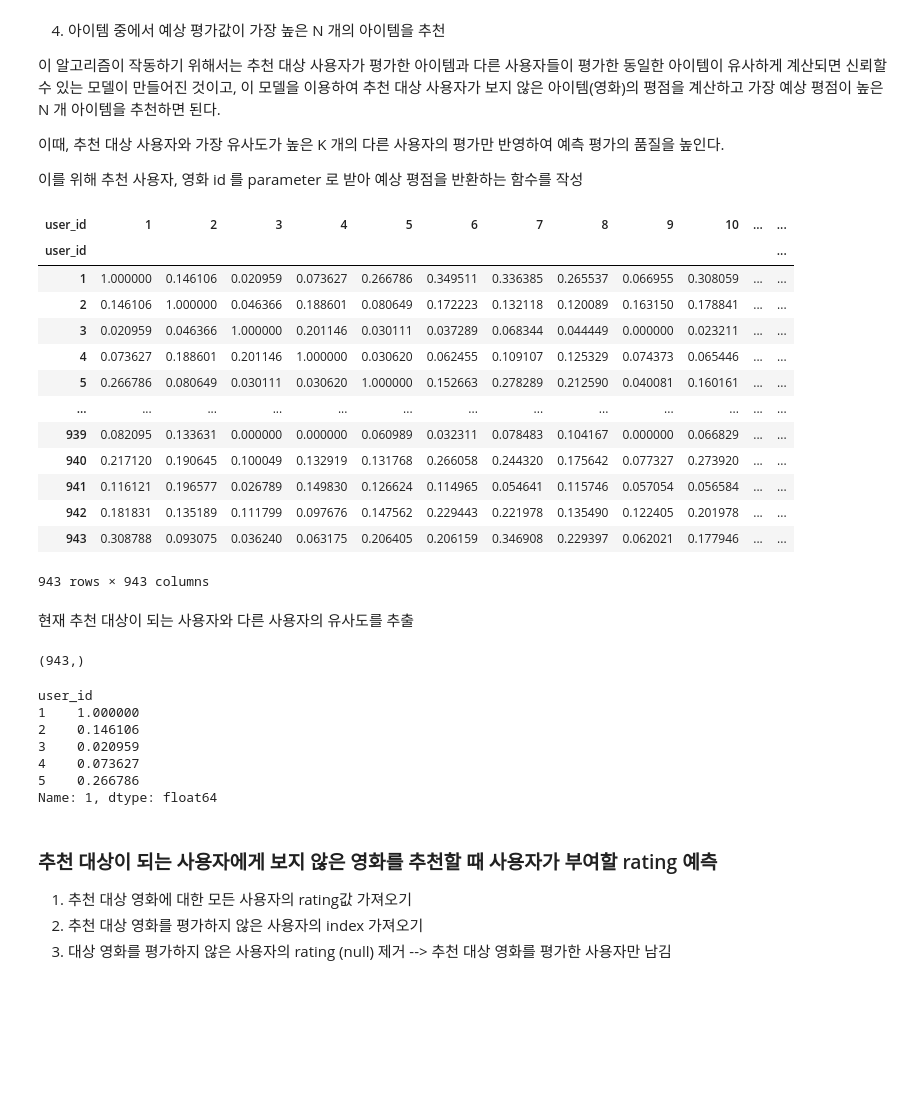
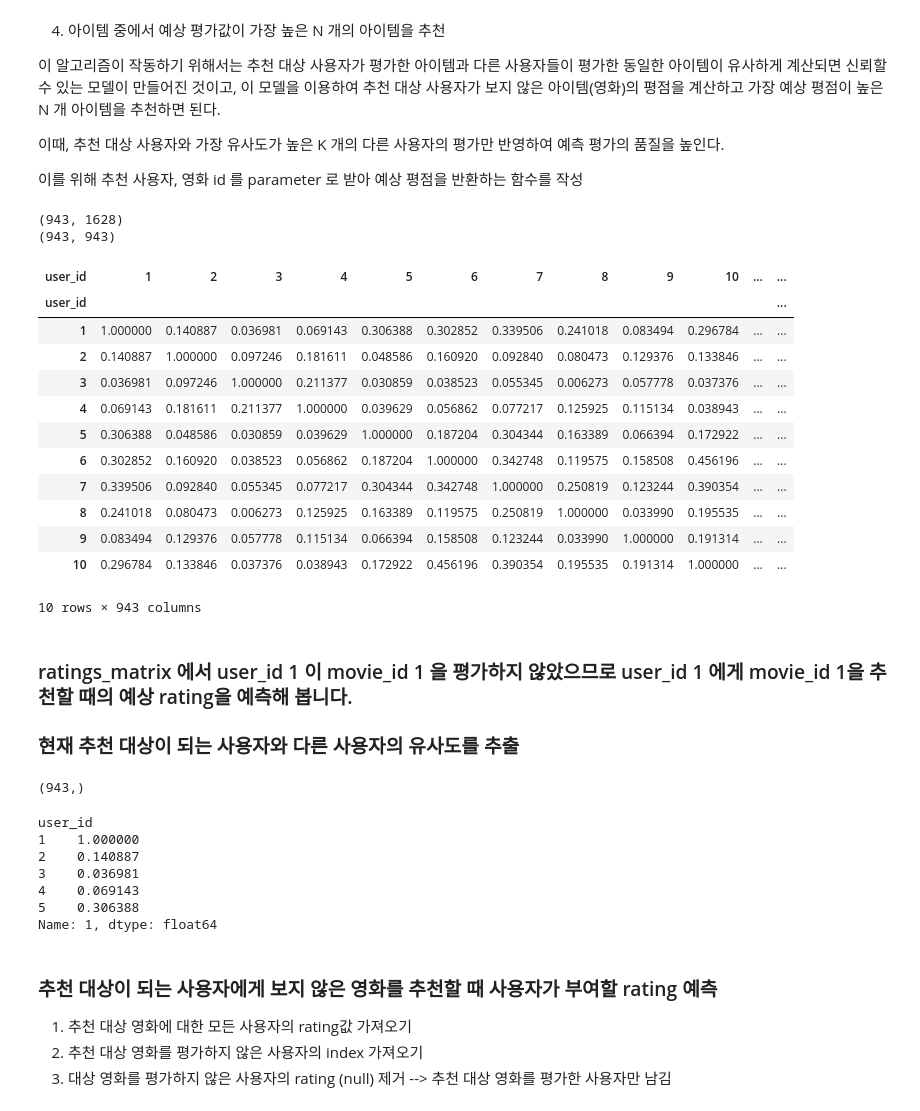
Before and after one commit to ironmanciti/Recommenders_Lecture, a Jupyter notebook: 120_Collaborative_Filtering_User-based.ipynb, the cells around one changed output. Cells and saved outputs as stored; diff of their text form; code cells hidden in the pictures; blank space fills up the shorter version.

```diff
--- a/120_Collaborative_Filtering_User-based.ipynb
+++ b/120_Collaborative_Filtering_User-based.ipynb
@@ -66,7 +85,9 @@ movies.head()
 # %%
 # ratings를 train, test set 으로 분리
+# train set으로
+# test set으로 모델 성능 평가
 X = ratings.copy()
-y = ratings['user_id']
-X_train, X_test, y_train, y_test = train_test_split(X, y, test_size=0.25, stratify=y, random_state=0)
-X_train.shape, X_test.shape, y_train.shape, y_test.shape
+
+X_train, X_test = train_test_split(X, test_size=0.25, random_state=0)
+X_train.shape, X_test.shape
 # %% [output]
@@ -107,44 +123,59 @@ rating_matrix
 
 이를 위해 추천 사용자, 영화 id 를 parameter 로 받아 예상 평점을 반환하는 함수를 작성
 # %%
-# train set의 모든 가능한 사용자 pair의 Cosine similarities 계산
+# 평점 매트릭스의 복사본을 생성하고, NaN 값을 0으로 채웁니다.
+# 이렇게 함으로써, 평점을 부여하지 않은 영화는 평점이 0인 것으로 처리하여 계산을 용이하게 합니다.
 matrix_dummy = rating_matrix.copy().fillna(0)
+print(matrix_dummy.shape)
+
+# 사용자 간의 코사인 유사도를 계산합니다.
+# 여기서 matrix_dummy의 각 행은 사용자를 나타내며, 열은 영화에 대한 사용자의 평점(또는 0)을 나타냅니다.
+# cosine_similarity 함수는 이 행렬을 입력으로 받아, 모든 가능한 사용자 쌍 간의 코사인 유사도를 계산합니다.
 user_similarity = cosine_similarity(matrix_dummy, matrix_dummy)
+print(user_similarity.shape)
+
+# 코사인 유사도 매트릭스를 DataFrame으로 변환하고, 인덱스와 컬럼 이름을 rating_matrix의 인덱스(사용자 ID)로 설정합니다.
+# 결과적으로, 이 DataFrame의 각 셀은 특정 사용자 쌍 사이의 코사인 유사도를 나타냅니다.
 user_similarity = pd.DataFrame(user_similarity, index=rating_matrix.index, columns=rating_matrix.index)
-user_similarity
+user_similarity.head(10)
 # %% [output]
+(943, 1628)
+(943, 943)
 | user_id | 1 | 2 | 3 | 4 | 5 | 6 | 7 | 8 | 9 | 10 | ... | ... |
 | user_id |  |  |  |  |  |  |  |  |  |  |  | ... |
-| 1 | 1.000000 | 0.146106 | 0.020959 | 0.073627 | 0.266786 | 0.349511 | 0.336385 | 0.265537 | 0.066955 | 0.308059 | ... | ... |
-| 2 | 0.146106 | 1.000000 | 0.046366 | 0.188601 | 0.080649 | 0.172223 | 0.132118 | 0.120089 | 0.163150 | 0.178841 | ... | ... |
-| 3 | 0.020959 | 0.046366 | 1.000000 | 0.201146 | 0.030111 | 0.037289 | 0.068344 | 0.044449 | 0.000000 | 0.023211 | ... | ... |
-| 4 | 0.073627 | 0.188601 | 0.201146 | 1.000000 | 0.030620 | 0.062455 | 0.109107 | 0.125329 | 0.074373 | 0.065446 | ... | ... |
-| 5 | 0.266786 | 0.080649 | 0.030111 | 0.030620 | 1.000000 | 0.152663 | 0.278289 | 0.212590 | 0.040081 | 0.160161 | ... | ... |
-| ... | ... | ... | ... | ... | ... | ... | ... | ... | ... | ... | ... | ... |
-| 939 | 0.082095 | 0.133631 | 0.000000 | 0.000000 | 0.060989 | 0.032311 | 0.078483 | 0.104167 | 0.000000 | 0.066829 | ... | ... |
-| 940 | 0.217120 | 0.190645 | 0.100049 | 0.132919 | 0.131768 | 0.266058 | 0.244320 | 0.175642 | 0.077327 | 0.273920 | ... | ... |
-| 941 | 0.116121 | 0.196577 | 0.026789 | 0.149830 | 0.126624 | 0.114965 | 0.054641 | 0.115746 | 0.057054 | 0.056584 | ... | ... |
-| 942 | 0.181831 | 0.135189 | 0.111799 | 0.097676 | 0.147562 | 0.229443 | 0.221978 | 0.135490 | 0.122405 | 0.201978 | ... | ... |
-| 943 | 0.308788 | 0.093075 | 0.036240 | 0.063175 | 0.206405 | 0.206159 | 0.346908 | 0.229397 | 0.062021 | 0.177946 | ... | ... |
+| 1 | 1.000000 | 0.140887 | 0.036981 | 0.069143 | 0.306388 | 0.302852 | 0.339506 | 0.241018 | 0.083494 | 0.296784 | ... | ... |
+| 2 | 0.140887 | 1.000000 | 0.097246 | 0.181611 | 0.048586 | 0.160920 | 0.092840 | 0.080473 | 0.129376 | 0.133846 | ... | ... |
+| 3 | 0.036981 | 0.097246 | 1.000000 | 0.211377 | 0.030859 | 0.038523 | 0.055345 | 0.006273 | 0.057778 | 0.037376 | ... | ... |
+| 4 | 0.069143 | 0.181611 | 0.211377 | 1.000000 | 0.039629 | 0.056862 | 0.077217 | 0.125925 | 0.115134 | 0.038943 | ... | ... |
+| 5 | 0.306388 | 0.048586 | 0.030859 | 0.039629 | 1.000000 | 0.187204 | 0.304344 | 0.163389 | 0.066394 | 0.172922 | ... | ... |
+| 6 | 0.302852 | 0.160920 | 0.038523 | 0.056862 | 0.187204 | 1.000000 | 0.342748 | 0.119575 | 0.158508 | 0.456196 | ... | ... |
+| 7 | 0.339506 | 0.092840 | 0.055345 | 0.077217 | 0.304344 | 0.342748 | 1.000000 | 0.250819 | 0.123244 | 0.390354 | ... | ... |
+| 8 | 0.241018 | 0.080473 | 0.006273 | 0.125925 | 0.163389 | 0.119575 | 0.250819 | 1.000000 | 0.033990 | 0.195535 | ... | ... |
+| 9 | 0.083494 | 0.129376 | 0.057778 | 0.115134 | 0.066394 | 0.158508 | 0.123244 | 0.033990 | 1.000000 | 0.191314 | ... | ... |
+| 10 | 0.296784 | 0.133846 | 0.037376 | 0.038943 | 0.172922 | 0.456196 | 0.390354 | 0.195535 | 0.191314 | 1.000000 | ... | ... |
-943 rows × 943 columns
+10 rows × 943 columns
 # %% [markdown]
-현재 추천 대상이 되는 사용자와 다른 사용자의 유사도를 추출
+### ratings_matrix 에서 user_id 1 이 movie_id 1 을 평가하지 않았으므로 user_id 1 에게 movie_id 1을 추천할 때의 예상 rating을 예측해 봅니다.
+
+### 현재 추천 대상이 되는 사용자와 다른 사용자의 유사도를 추출
 # %%
  # 현재 추천 대상이 되는 사용자
 user_id = 1
+# 추천대상 영화 : 영화 1
+movie_id = 8
 
-# 현재 사용자와 다른 사용자의 similarity 값 가져오기
-sim_scores = user_similarity[user_id]
+#1.현재 사용자와 다른 사용자 간의 similarity 가져오기
+sim_scores = user_similarity[user_id].copy()
 print(sim_scores.shape)
 sim_scores.head()
 # %% [output]
 (943,)
 user_id
 1    1.000000
-2    0.146106
-3    0.020959
-4    0.073627
-5    0.266786
+2    0.140887
+3    0.036981
+4    0.069143
+5    0.306388
 Name: 1, dtype: float64
 # %% [markdown]
 ### 추천 대상이 되는 사용자에게 보지 않은 영화를 추천할 때 사용자가 부여할 rating 예측
```
Also changed, not shown: parts of 42 cells of this notebook, 13 other files.
